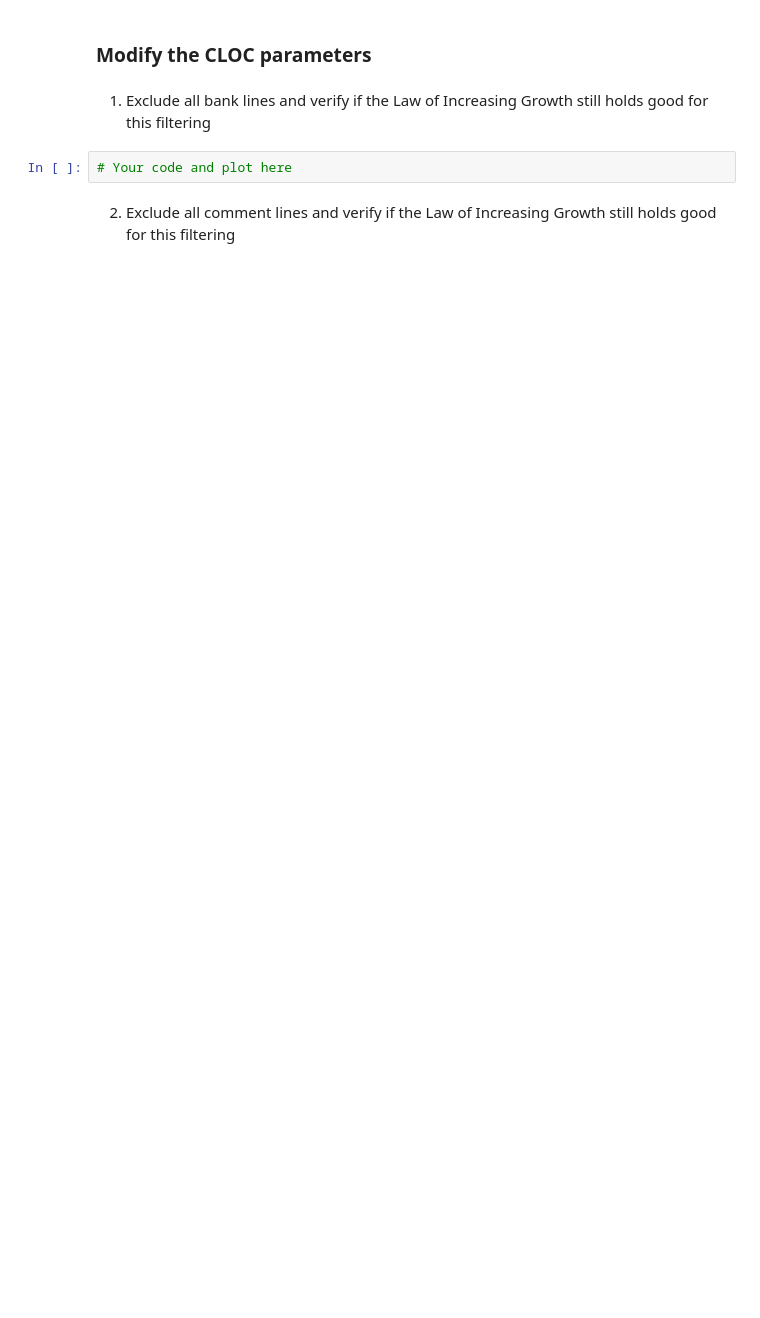
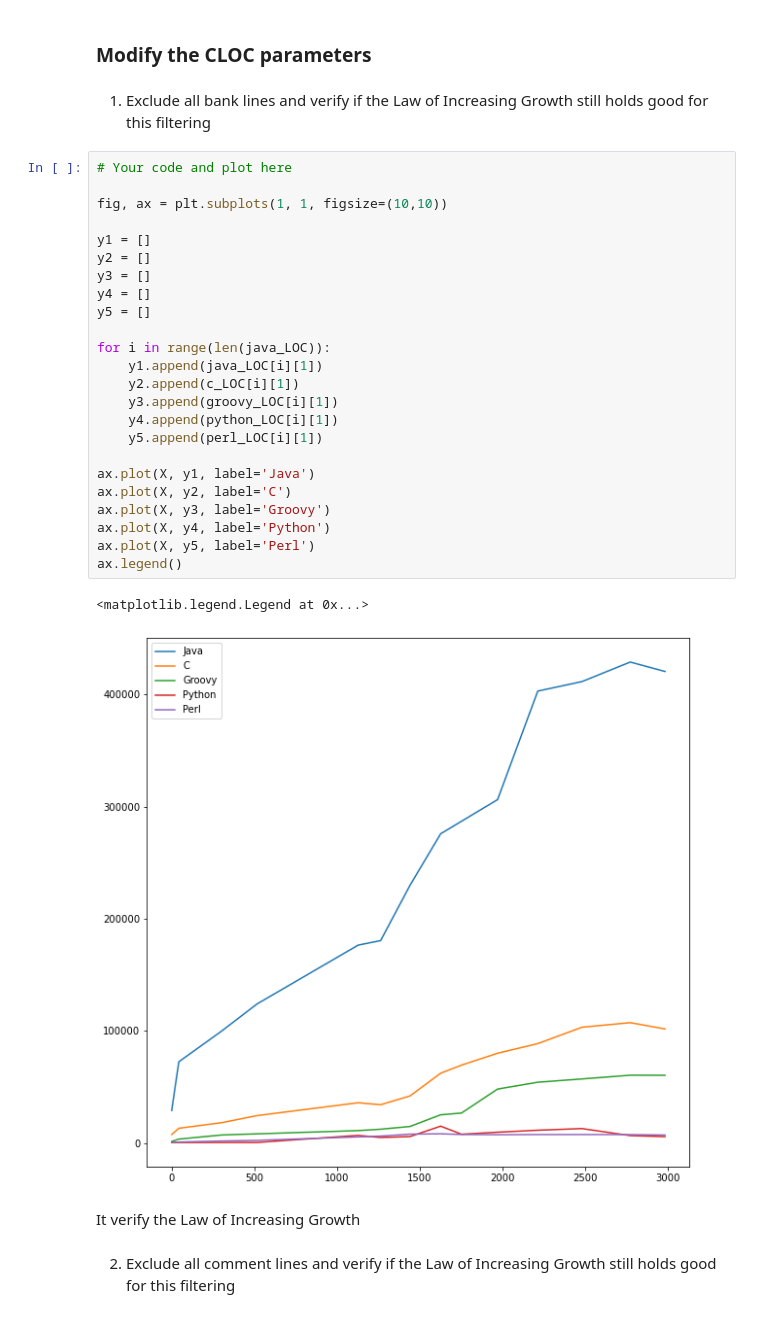
Before and after one commit to GuillaumeKerckhofs/SoftwareEvolution_TP2_2023, a Jupyter notebook: TP2_section2.ipynb, the cells around one changed output. Cells and saved outputs as stored; diff of their text form; blank space fills up the shorter version.

```diff
--- a/TP2_section2.ipynb
+++ b/TP2_section2.ipynb
@@ -441,6 +531,33 @@ Get the LOC for each of the considered prominent langugages (as above) for each
 1. Exclude all bank lines and verify if the Law of Increasing Growth still holds good for this filtering
 # %%
 # Your code and plot here
+
+fig, ax = plt.subplots(1, 1, figsize=(10,10))
+
+y1 = []
+y2 = []
+y3 = []
+y4 = []
+y5 = []
+
+for i in range(len(java_LOC)):
+    y1.append(java_LOC[i][1])
+    y2.append(c_LOC[i][1])
+    y3.append(groovy_LOC[i][1])
+    y4.append(python_LOC[i][1])
+    y5.append(perl_LOC[i][1])
+
+ax.plot(X, y1, label='Java')
+ax.plot(X, y2, label='C')
+ax.plot(X, y3, label='Groovy')
+ax.plot(X, y4, label='Python')
+ax.plot(X, y5, label='Perl')
+ax.legend()
+# %% [output]
+<matplotlib.legend.Legend at 0x...>
+[figure, added]
+# %% [markdown]
+It verify the Law of Increasing Growth
 # %% [markdown]
 2. Exclude all comment lines and verify if the Law of Increasing Growth still holds good for this filtering
 # %%
```
Also changed, not shown: parts of 20 cells of this notebook.
